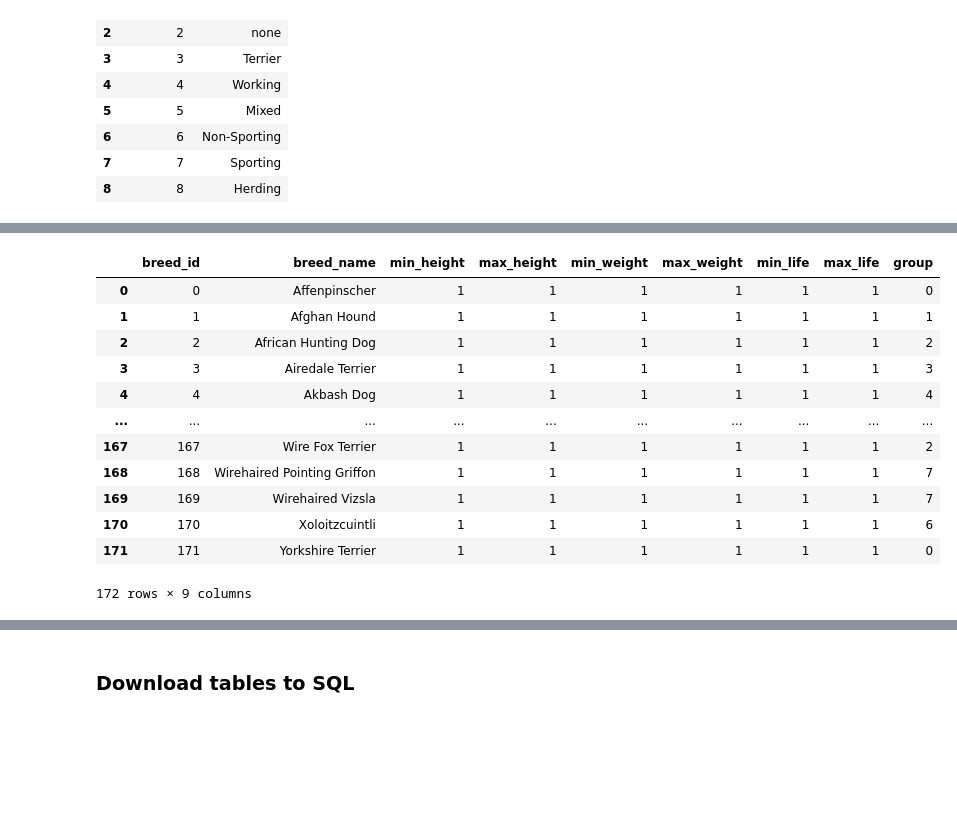
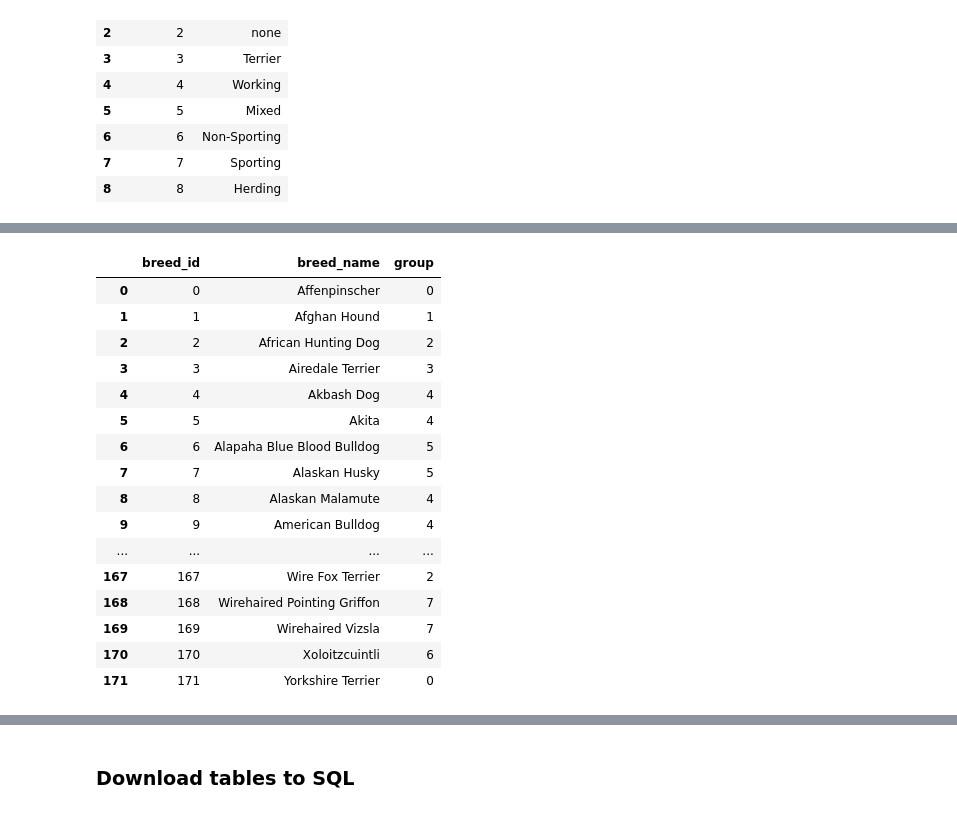
Before and after one commit to chelseasenter/Doggo-Webpage, a Jupyter notebook: Input/dog-breed.ipynb, the cells around one changed output, grey strips where cells are left out. Saved outputs shown, nothing was run; the diff lists cells and outputs as text; code cells hidden in the pictures; blank space fills up the shorter version.

```diff
--- a/Input/dog-breed.ipynb
+++ b/Input/dog-breed.ipynb
@@ -264,29 +293,27 @@ group_df
 # %%
 breeds = {'breed_id': dogs_df['Breed_id'],
           'breed_name': dogs_df['Dog Breed'],
-          'min_height': 1,
-          'max_height': 1,
-          'min_weight': 1,
-          'max_weight': 1,
-          'min_life': 1,
-          'max_life': 1,
           'group': dogs_df['Breed Group']}
 breed_df = pd.DataFrame(breeds)
 
 for group in group_df.index:
     breed_df = breed_df.replace(to_replace=group_df.iloc[group]['group_name'], value=group_df.loc[group]['group_id'])
 breed_df
 # %% [output]
-|  | breed_id | breed_name | min_height | max_height | min_weight | max_weight | min_life | max_life | group |
-| 0 | 0 | Affenpinscher | 1 | 1 | 1 | 1 | 1 | 1 | 0 |
-| 1 | 1 | Afghan Hound | 1 | 1 | 1 | 1 | 1 | 1 | 1 |
-| 2 | 2 | African Hunting Dog | 1 | 1 | 1 | 1 | 1 | 1 | 2 |
-| 3 | 3 | Airedale Terrier | 1 | 1 | 1 | 1 | 1 | 1 | 3 |
-| 4 | 4 | Akbash Dog | 1 | 1 | 1 | 1 | 1 | 1 | 4 |
-| ... | ... | ... | ... | ... | ... | ... | ... | ... | ... |
-| 167 | 167 | Wire Fox Terrier | 1 | 1 | 1 | 1 | 1 | 1 | 2 |
-| 168 | 168 | Wirehaired Pointing Griffon | 1 | 1 | 1 | 1 | 1 | 1 | 7 |
-| 169 | 169 | Wirehaired Vizsla | 1 | 1 | 1 | 1 | 1 | 1 | 7 |
-| 170 | 170 | Xoloitzcuintli | 1 | 1 | 1 | 1 | 1 | 1 | 6 |
-| 171 | 171 | Yorkshire Terrier | 1 | 1 | 1 | 1 | 1 | 1 | 0 |
+|  | breed_id | breed_name | group |
+| 0 | 0 | Affenpinscher | 0 |
+| 1 | 1 | Afghan Hound | 1 |
+| 2 | 2 | African Hunting Dog | 2 |
+| 3 | 3 | Airedale Terrier | 3 |
+| 4 | 4 | Akbash Dog | 4 |
+| 5 | 5 | Akita | 4 |
+| 6 | 6 | Alapaha Blue Blood Bulldog | 5 |
+| 7 | 7 | Alaskan Husky | 5 |
+| 8 | 8 | Alaskan Malamute | 4 |
+| 9 | 9 | American Bulldog | 4 |
+| ... | ... | ... | ... |
+| 167 | 167 | Wire Fox Terrier | 2 |
+| 168 | 168 | Wirehaired Pointing Griffon | 7 |
+| 169 | 169 | Wirehaired Vizsla | 7 |
+| 170 | 170 | Xoloitzcuintli | 6 |
+| 171 | 171 | Yorkshire Terrier | 0 |
-172 rows × 9 columns
```
Also changed, not shown: parts of 8 cells of this notebook, 4 other files.
